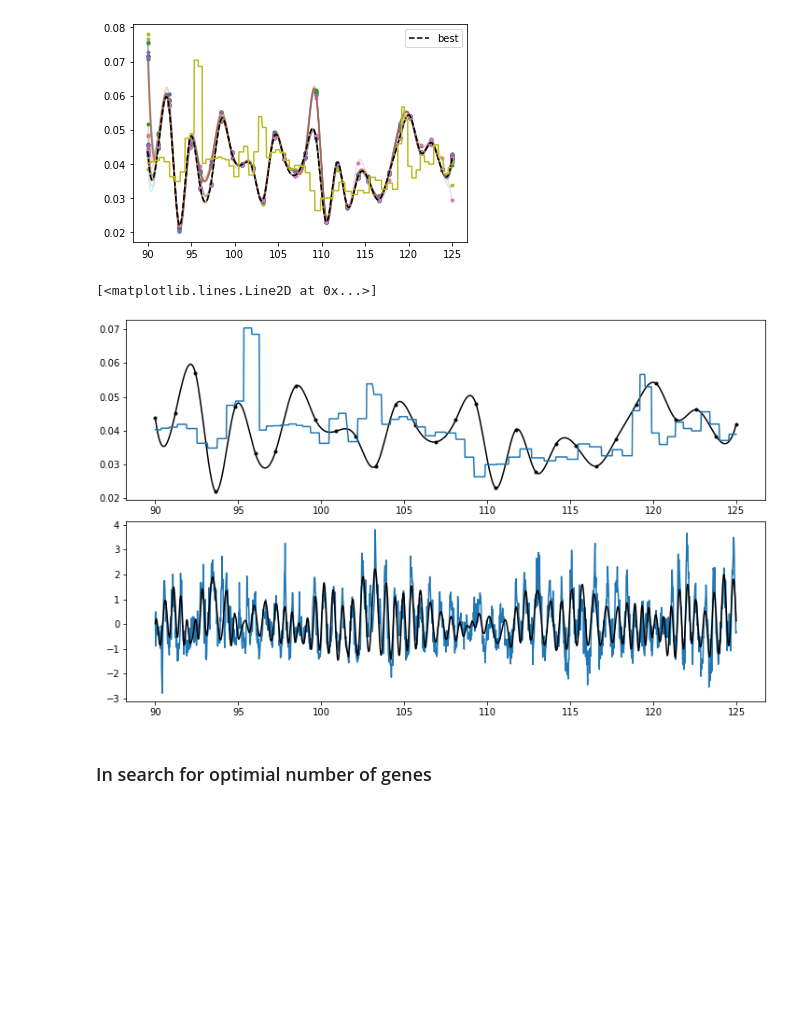
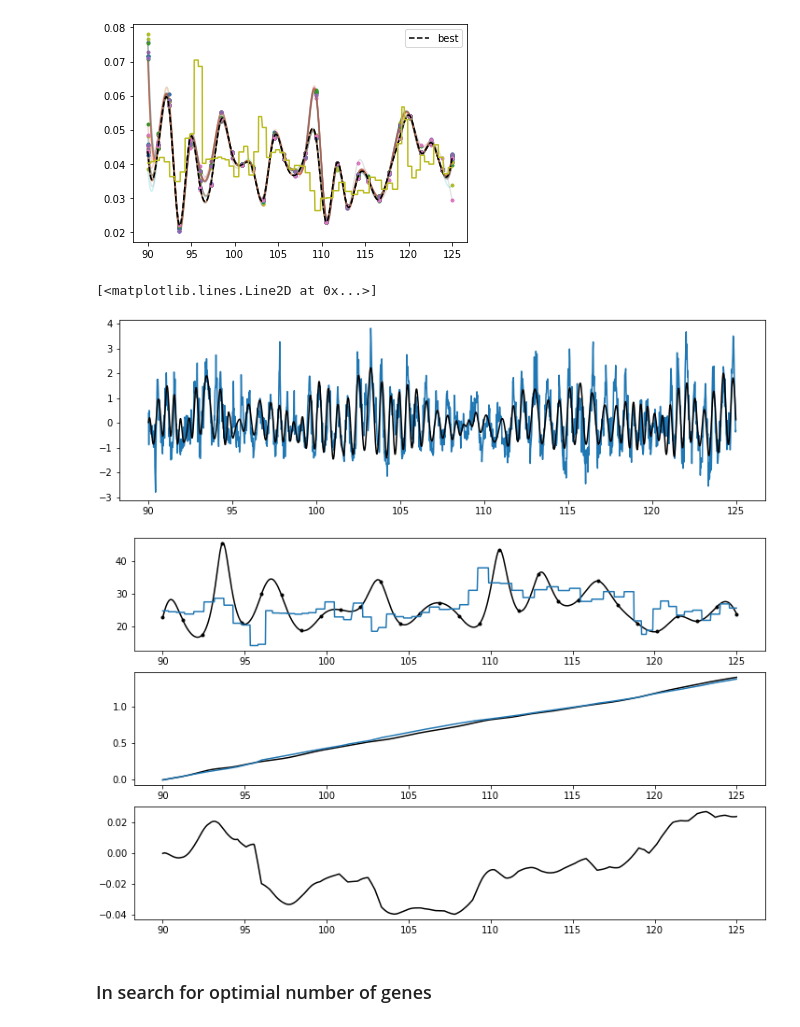
Before and after one commit to hhnam96/AstroGeo, a Jupyter notebook: ODP1260.ipynb, the cells around one changed output. Drawn from its saved outputs; the diff is of its cells as text; code cells hidden in the pictures; blank space fills up the shorter version.

Commit message:
change figures

```diff
--- a/ODP1260.ipynb
+++ b/ODP1260.ipynb
@@ -352,39 +352,52 @@ plt.legend()
 [figure]
 # %%
 %matplotlib widget
-fig, axs = plt.subplots(2, 1, constrained_layout=True, figsize=(10,6))
-axs[1].plot(depth, y)
+fig, ax = plt.subplots(1, 1, constrained_layout=True, figsize=(10,3))
+ax.plot(depth, y)
 # axs[0].plot(depth_age[0], (depth_age[1]-depth_age[1,0] ))
 # for i in range(res.F.shape[0]):
 
 #     # invSR_interpolate = interpolator([depth_genes, res.X[i]], depth)
 #     time, y_pred = invSR_to_predx([depth_genes, res.X[i]])
 
 #     axs[1].plot(depth, y_pred, alpha=0.1, color="black")
 #     axs[0].plot(depth, time, alpha=0.3, color="black")
 
-time, y_pred = invSR_to_predx([depth_genes, invSR_best])
+time_best, y_pred = invSR_to_predx([depth_genes, invSR_best])
 
 # axs[0].plot(depth, time, color="black")
 #
-axs[1].plot(depth, y_pred, color="black")
+ax.plot(depth, y_pred, color="black")
 
-time, y_pred = invSR_to_predx([depth_genes, func_invSR_nominal(depth_genes)])
+time_nominal, y_pred = invSR_to_predx([depth_genes, func_invSR_nominal(depth_genes)])
 # axs[1].plot(depth, y_pred,  color="red")
 # axs[0].plot(depth, time, color="red")
 
 
-axs[0].plot(depth, interpolator([depth_genes, res.X[arg_best]], depth), color="black")
-axs[0].plot(depth_genes, res.X[arg_best], '.', color="black")
+# axs[1].plot(depth, interpolator([depth_genes, res.X[arg_best]], depth), color="black")
+# axs[1].plot(depth_genes, res.X[arg_best], '.', color="black")
+# axs[1].plot(depth, func_invSR_nominal(depth))
+fig, axs = plt.subplots(3, 1, constrained_layout=True, figsize=(10,6))
+
+axs[0].plot(depth, 1/interpolator([depth_genes, res.X[arg_best]], depth), color="black")
+axs[0].plot(depth_genes, 1/res.X[arg_best], '.', color="black")
+axs[0].plot(depth, 1/func_invSR_nominal(depth))
+
+axs[1].plot(depth, time_best, color="black")
+# axs[1].plot(depth, time_nominal)
+axs[1].plot(depth, func_time_nominal(depth)-func_time_nominal(depth[0]))
+# axs[1].plot(depth, time_best-time_nominal, color="black")
+axs[2].plot(depth, time_best-func_time_nominal(depth)+func_time_nominal(depth[0]), color="black")
+
 
 # axs[0].plot(depth, interpolator([depth_genes, res.X[i]], depth))
 
-axs[0].plot(depth, func_invSR_nominal(depth))
 # for i in range(2):
 #     axs[i].set_xlim([90, 100])
 # %% [output]
 [<matplotlib.lines.Line2D at 0x...>]
-[figure, old version]
+[figure, new version]
+[figure, added]
 # %% [markdown]
 ### In search for optimial number of genes
 # %%
```
